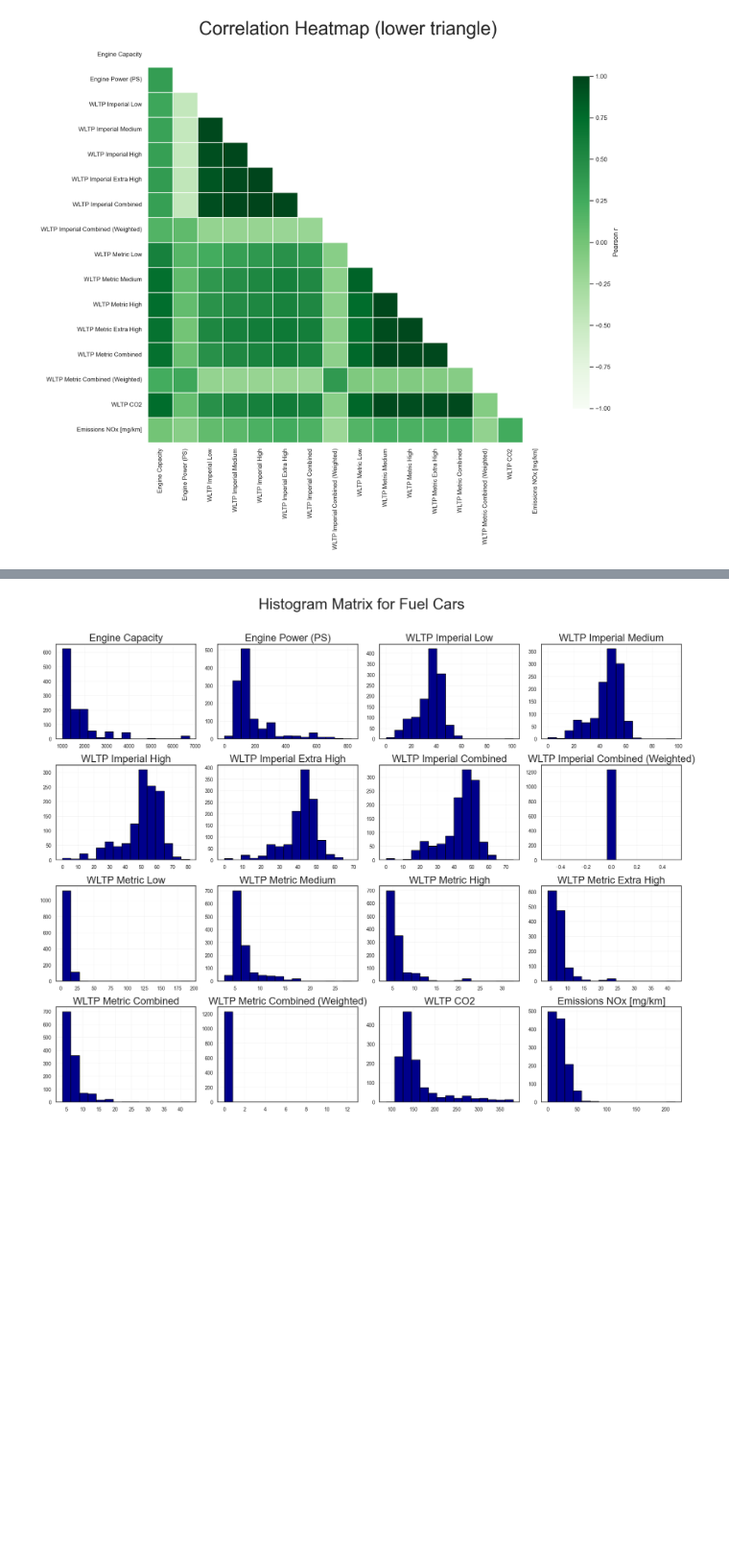
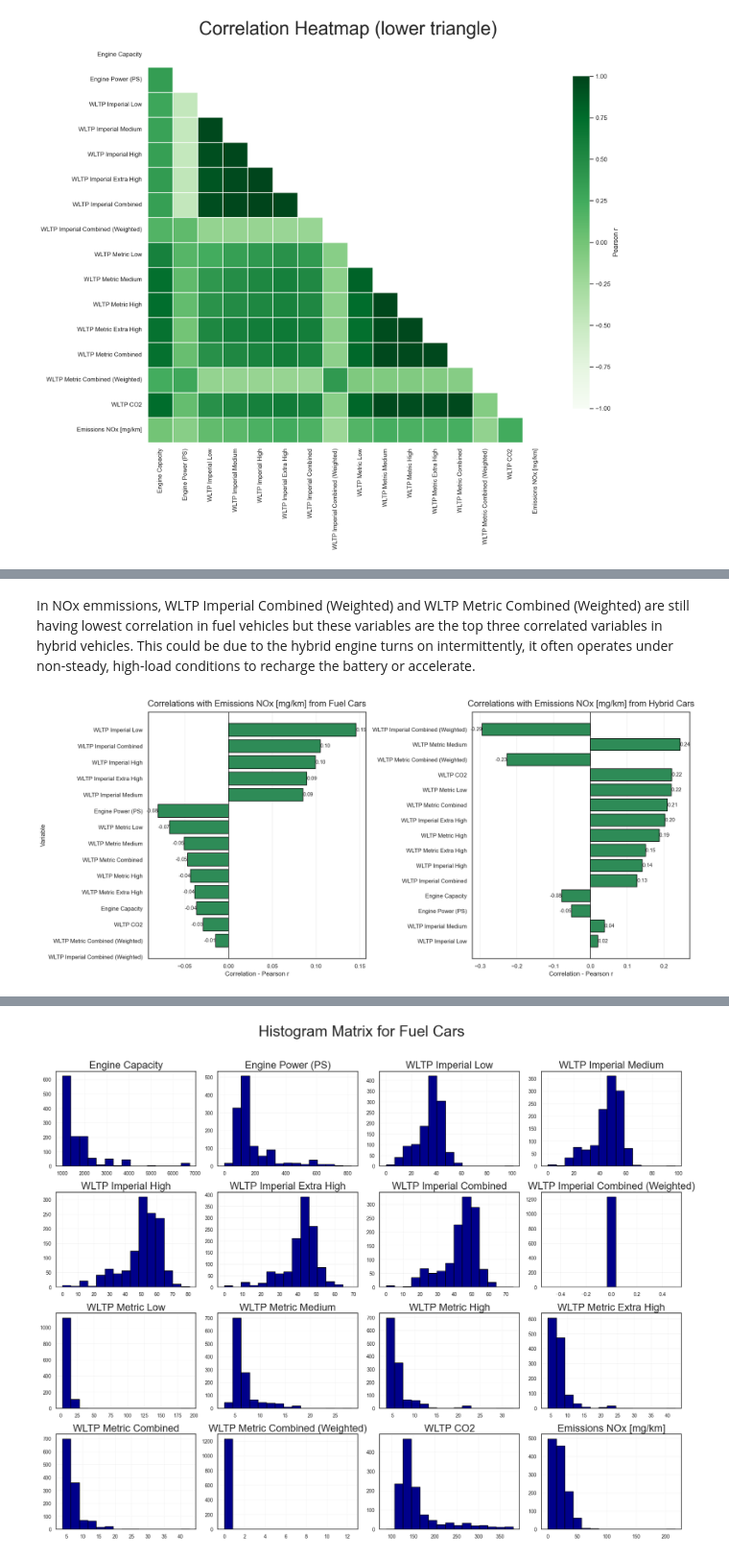
Before and after one commit to damian2551/Predictive-Modelling-of-Gas-Emissions-from-Cars, a Jupyter notebook: Assignment_2.ipynb, the cells around one changed output, grey strips where cells are left out. Shown at 96% size. Drawn from its saved outputs; the diff is of its cells as text; code cells hidden in the pictures; blank space fills up the shorter version.

```diff
--- a/Assignment_2.ipynb
+++ b/Assignment_2.ipynb
@@ -364,0 +429,7 @@ plot_top20_correlation("Emissions NOx [mg/km]", data_hybrid)
+# %% [markdown]
+In NOx emmissions, WLTP Imperial Combined (Weighted) and WLTP Metric Combined (Weighted) are still having lowest correlation in fuel vehicles but these variables are the top three correlated variables in hybrid vehicles. This could be due to the hybrid engine turns on intermittently, it often operates under non-steady, high-load conditions to recharge the battery or accelerate.
+# %%
+# -- Correlation comparison: Hybrid
+plot_top_correlation("Emissions NOx [mg/km]", data_fuel, compare_data=data_hybrid, compare_name="Hybrid Cars")
+# %% [output]
+[figure, added]
```
Also changed, not shown: parts of 29 cells of this notebook, 1 other file.
